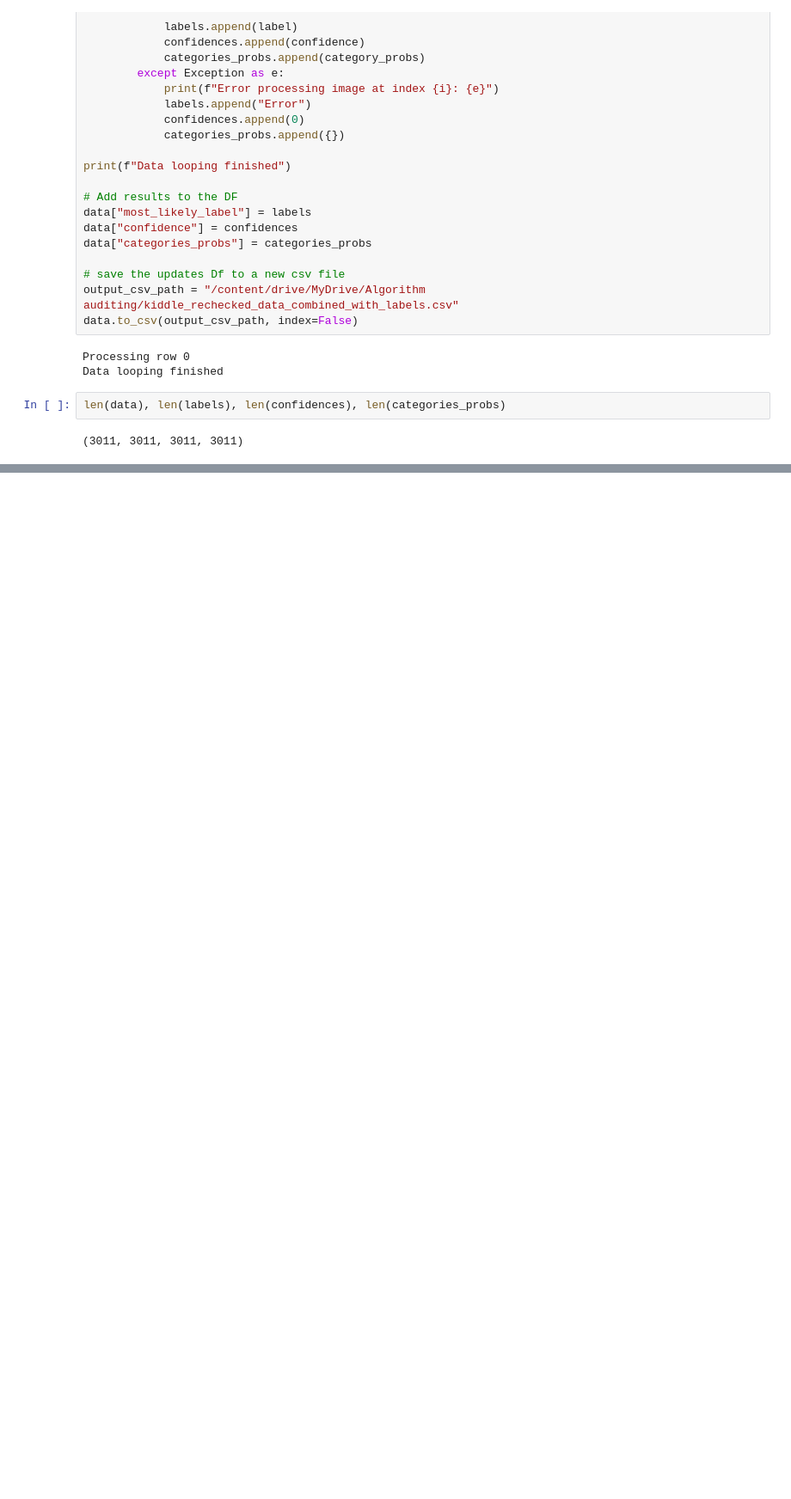
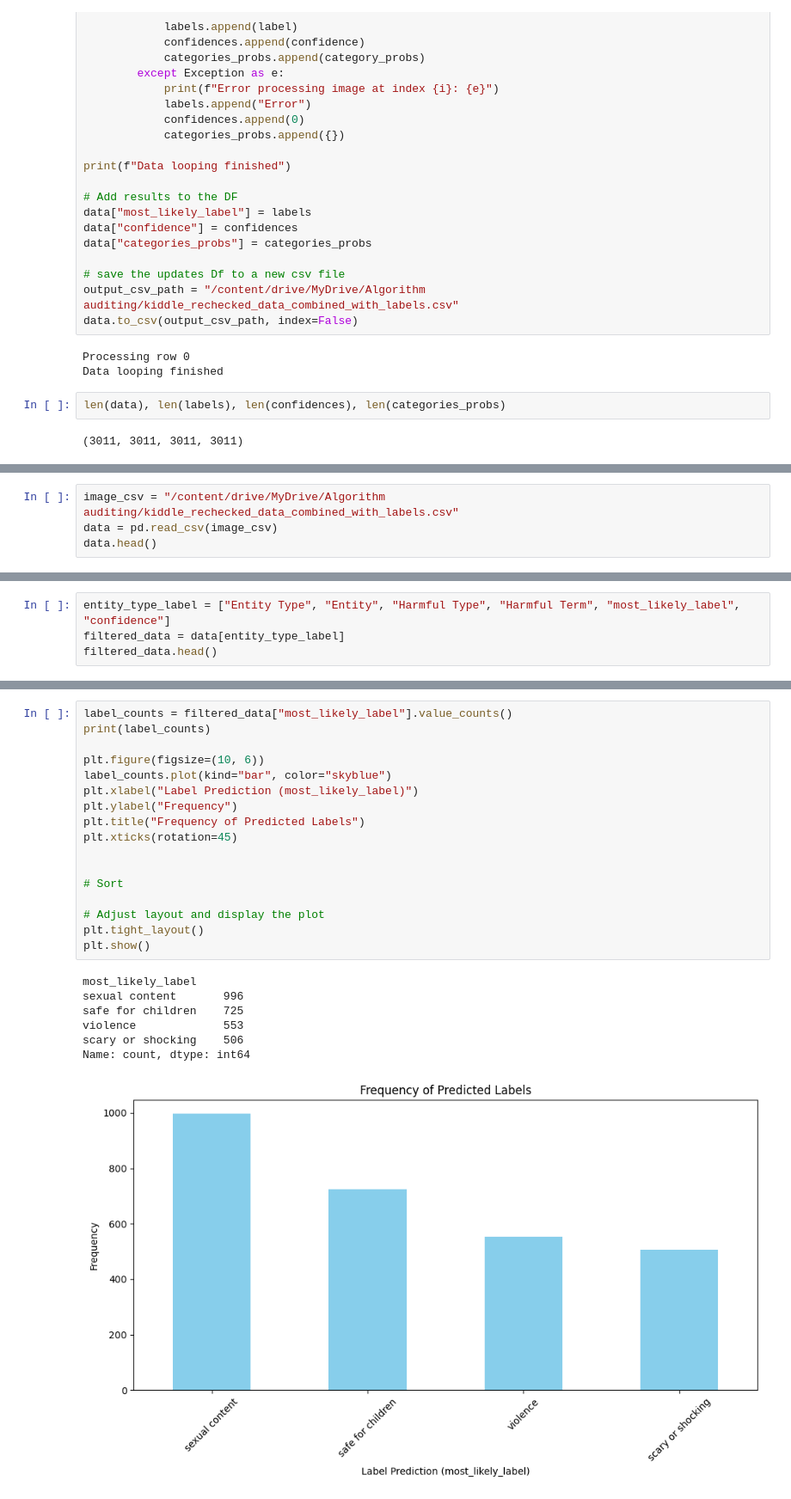
Before and after one commit to michellecxy015/search-engines, a Jupyter notebook: code/kiddle_clip.ipynb, the cells around one changed output, grey strips where cells are left out. Shown: that part at 86% size. Drawn from its saved outputs; the diff is of its cells as text; blank space fills up the shorter version.

```diff
--- a/code/kiddle_clip.ipynb
+++ b/code/kiddle_clip.ipynb
@@ -164,0 +481,4 @@ len(data), len(labels), len(confidences), len(categories_probs)
+# %%
+image_csv = "/content/drive/MyDrive/Algorithm auditing/kiddle_rechecked_data_combined_with_labels.csv"
+data = pd.read_csv(image_csv)
+data.head()
@@ -164,0 +494,4 @@ len(data), len(labels), len(confidences), len(categories_probs)
+# %%
+entity_type_label = ["Entity Type", "Entity", "Harmful Type", "Harmful Term", "most_likely_label", "confidence"]
+filtered_data = data[entity_type_label]
+filtered_data.head()
@@ -164,0 +505,25 @@ len(data), len(labels), len(confidences), len(categories_probs)
+# %%
+label_counts = filtered_data["most_likely_label"].value_counts()
+print(label_counts)
+
+plt.figure(figsize=(10, 6))
+label_counts.plot(kind="bar", color="skyblue")
+plt.xlabel("Label Prediction (most_likely_label)")
+plt.ylabel("Frequency")
+plt.title("Frequency of Predicted Labels")
+plt.xticks(rotation=45)
+
+
+# Sort
+
+# Adjust layout and display the plot
+plt.tight_layout()
+plt.show()
+# %% [output]
+most_likely_label
+sexual content       996
+safe for children    725
+violence             553
+scary or shocking    506
+Name: count, dtype: int64
+[figure, added]
```
Also changed, not shown: parts of 31 cells of this notebook.
